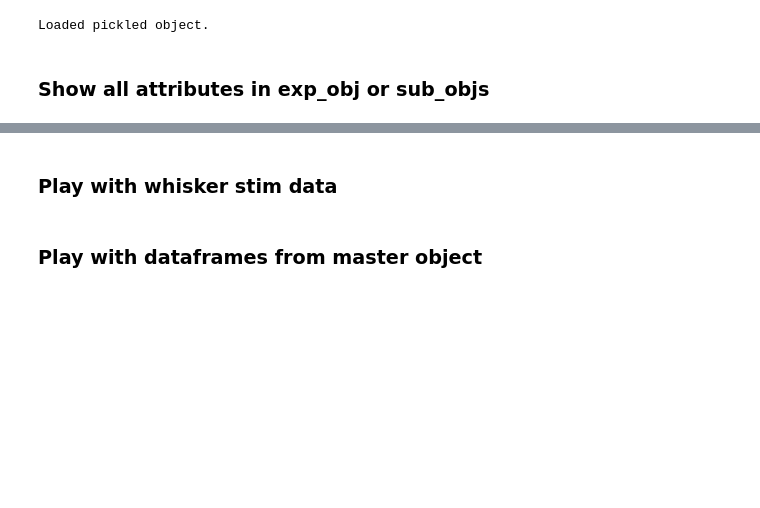
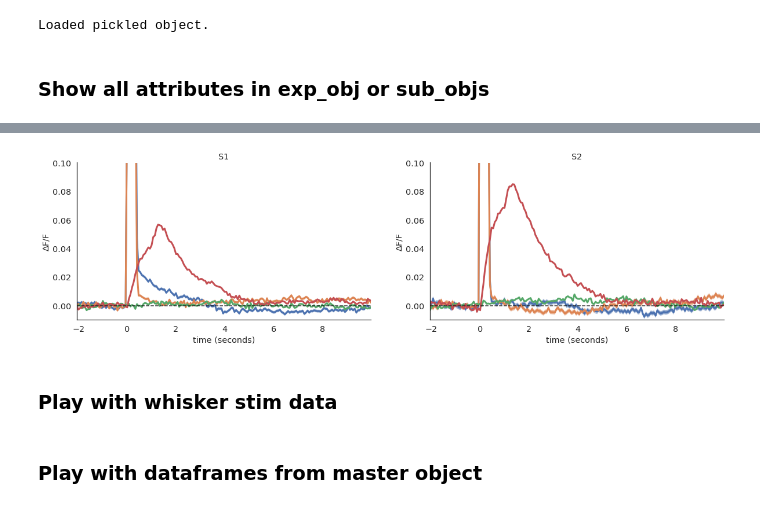
Before and after one commit to Packer-Lab/Vape, a Jupyter notebook: jupyter/rob/playground.ipynb, the cells around one changed output, grey strips where cells are left out. Drawn from its saved outputs; the diff is of its cells as text; code cells hidden in the pictures; blank space fills up the shorter version.

```diff
--- a/jupyter/rob/playground.ipynb
+++ b/jupyter/rob/playground.ipynb
@@ -362,3 +208,80 @@ plotAllDff(sub_obj, threshold)
+# %%
+# grand_average[0].shape
+
+min_frames = np.inf
+for avg in grand_average:
+    curr_frames = np.size(avg, axis=1)
+    if curr_frames < min_frames:
+        min_frames = curr_frames
+
+s2_pr = np.concatenate(np.array([avg[:,:frames] for avg in grand_average[::8]]), axis=0)
+s2_ps = np.concatenate(np.array([avg[:,:frames] for avg in grand_average[1::8]]), axis=0)
+s2_none = np.concatenate(np.array([avg[:,:frames] for avg in grand_average[2::8]]), axis=0)
+s2_w = np.concatenate(np.array([avg[:,:frames] for avg in grand_average[3::8]]), axis=0)
+
+s1_pr = np.concatenate(np.array([avg[:,:frames] for avg in grand_average[4::8]]), axis=0)
+s1_ps = np.concatenate(np.array([avg[:,:frames] for avg in grand_average[5::8]]), axis=0)
+s1_none = np.concatenate(np.array([avg[:,:frames] for avg in grand_average[6::8]]), axis=0)
+s1_w = np.concatenate(np.array([avg[:,:frames] for avg in grand_average[7::8]]), axis=0)
+
+fig, ax = plt.subplots(nrows=1, ncols=2, figsize=(20,5))
+
+plt.sca(ax[0])
+plt.title('S1')
+
+for trials in [s1_pr, s1_ps, s1_none, s1_w]:
+
+    grand_mean = np.mean(trials, axis=0)
+    grand_std = np.std(grand_mean, axis=0)
+    grand_ci = 1.960 * (grand_std/np.sqrt(trials.shape[0]))
+    grand_sem = grand_std/np.sqrt(trials.shape[0])
+
+    fps = sub_obj.fps
+    x = np.array(range( -sub_obj.pre_frames , sub_obj.duration_frames + sub_obj.post_frames ))/fps
+
+    # find minimum and maximum x values (for plotting)
+    x_max = np.max(x)
+    x_min = np.min(x)
+
+    #construct plot
+    plt.plot(x, grand_mean, lw=3, zorder=2);
+    plt.fill_between(x, grand_mean + grand_std, grand_mean - grand_std, alpha=0.6, zorder=1);
+    plt.hlines(0, x_min, x_max, linestyles='dashed', zorder=4, alpha=0.3);
+    plt.ylim([-0.01, 0.1]);
+    plt.autoscale(enable=True, axis='x', tight=True)
+    plt.xlabel('time (seconds)');
+    plt.ylabel('ΔF/F');
+
+plt.sca(ax[1])
+plt.title('S2')
+
+for trials in [s2_pr, s2_ps, s2_none, s2_w]:
+
+    grand_mean = np.mean(trials, axis=0)
+    grand_std = np.std(grand_mean, axis=0)
+    grand_ci = 1.960 * (grand_std/np.sqrt(trials.shape[0]))
+    grand_sem = grand_std/np.sqrt(trials.shape[0])
+
+    fps = sub_obj.fps
+    x = np.array(range( -sub_obj.pre_frames , sub_obj.duration_frames + sub_obj.post_frames ))/fps
+
+    # find minimum and maximum x values (for plotting)
+    x_max = np.max(x)
+    x_min = np.min(x)
+
+    #construct plot
+    plt.plot(x, grand_mean, lw=3, zorder=2);
+    plt.fill_between(x, grand_mean + grand_std, grand_mean - grand_std, alpha=0.6, zorder=1);
+    plt.hlines(0, x_min, x_max, linestyles='dashed', zorder=4, alpha=0.3);
+    plt.ylim([-0.01, 0.1]);
+    plt.autoscale(enable=True, axis='x', tight=True)
+    plt.xlabel('time (seconds)');
+    plt.ylabel('ΔF/F');
+
+plt.savefig(os.path.join(fig_save_path, 'grand_mean_std_s1s2.png'))
+plt.savefig(os.path.join(fig_save_path, 'grand_mean_std_s1s2.svg'))
+# %% [output]
+[figure, added]
 # %% [markdown]
 ### Play with whisker stim data
 # %%
```
Also changed, not shown: parts of 12 cells of this notebook, 6 other files.
